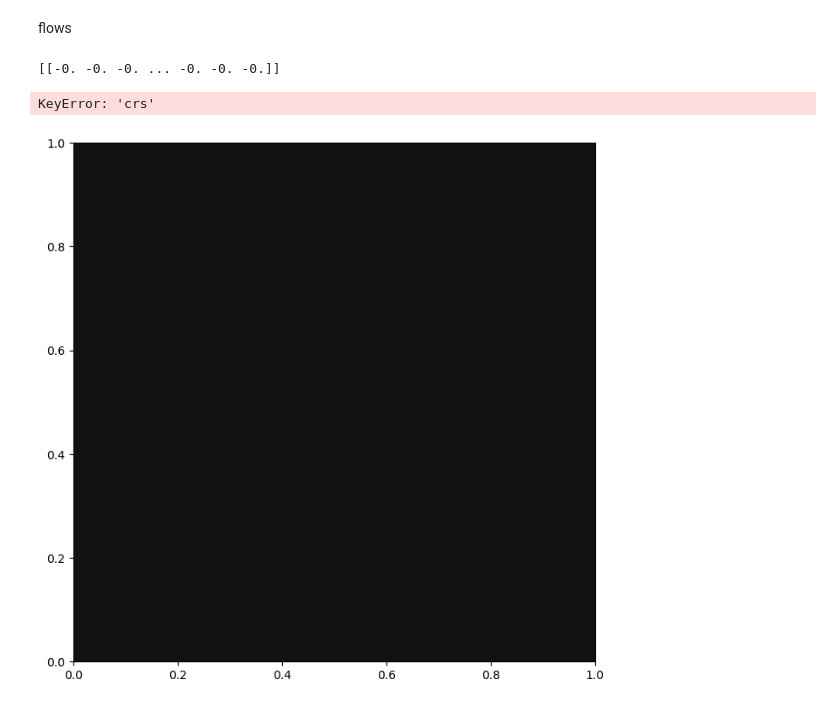
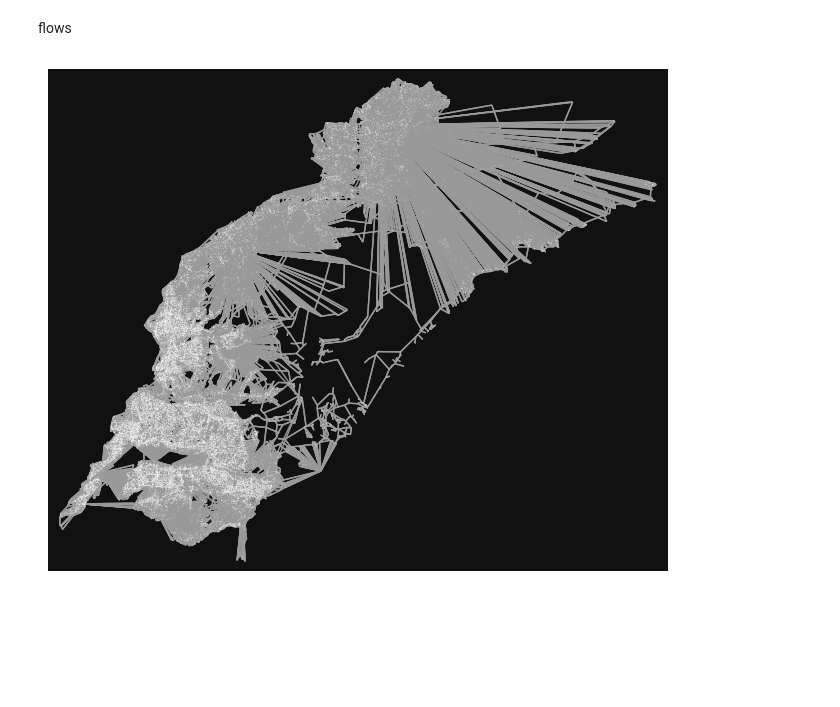
Before and after one commit to ThunderstormXX/TransportNet, a Jupyter notebook: Citytograph/map_viewer.ipynb, the cells around one changed output. Cells and saved outputs as stored; diff of their text form; code cells hidden in the pictures; blank space fills up the shorter version.

```diff
--- a/Citytograph/map_viewer.ipynb
+++ b/Citytograph/map_viewer.ipynb
@@ -137,7 +137,7 @@ for edge in graph_table.values :
     point2 = (graph.nodes[j]['x'] , graph.nodes[j]['y'])
     line1 = LineString([point1, point2])
     graph.add_edge(v , j,geometry = line1)
-G.graph["crs"] = "EPSG:4326"  # Пример: WGS 84
+graph.graph["crs"] = "EPSG:4326"  # Пример: WGS 84
 # %% [markdown]
 flows
 # %%
@@ -145,18 +145,15 @@ flows_name = '~/Desktop/TransportNet_clone/TransportNet/Stable Dynamic & Beckman
 flows = pd.read_csv(flows_name , ' ')
 flows = np.array(flows)
 flows = flows/max(flows)
-print(flows.T)
+flows = flows.T[0]
-# %% [output]
-[[-0. -0. -0. ... -0. -0. -0.]]
 # %%
 import matplotlib.pyplot as plt
 import matplotlib.colors as mcolors
 
 cmap = mcolors.LinearSegmentedColormap.from_list('green_to_red', ['green', 'red'])
 
-colors = cmap(flows)
-
-fig, ax = ox.plot_graph(graph ,edge_color=colors, node_size=0.1)
+# colors = cmap(flows)
+fig, ax = ox.plot_graph(graph , node_size=0.1)
+# fig, ax = ox.plot_graph(graph ,edge_color=colors, node_size=0.1)
 # %% [output]
-KeyError: 'crs'
-[figure, old version]
+[figure, new version]
```
